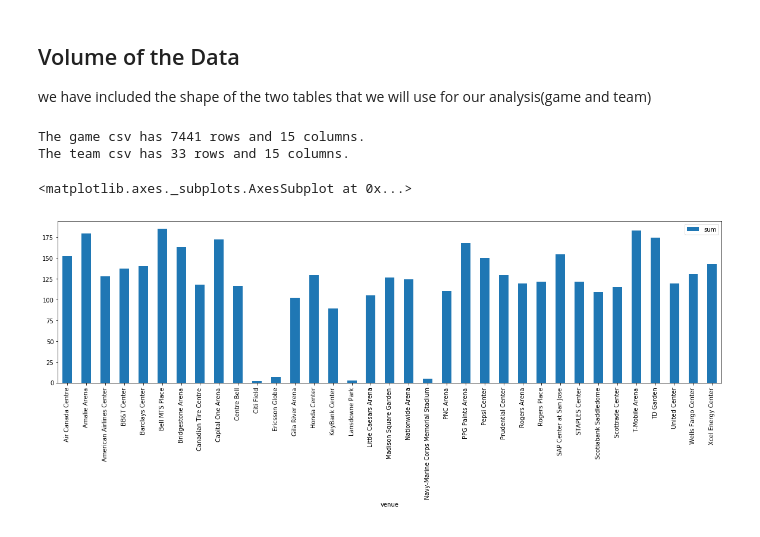
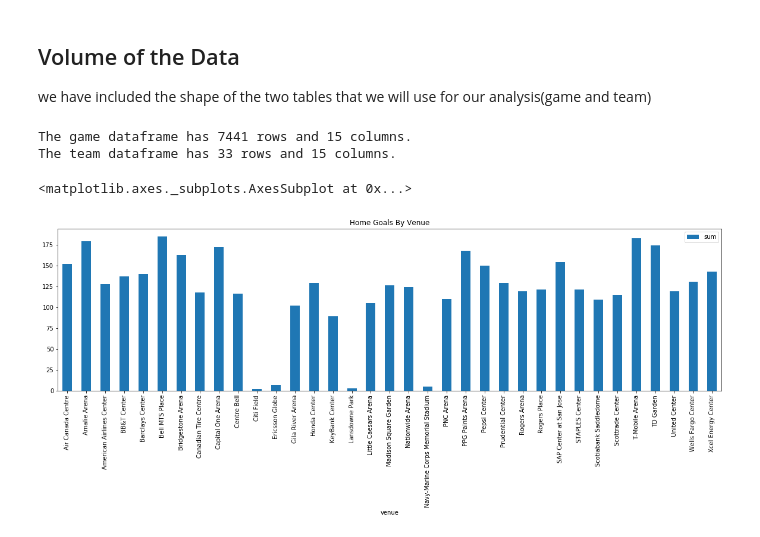
Before and after one commit to Francisjhacke/nhl-data-analysis, a Jupyter notebook: main.ipynb, the cells around one changed output. Cells and saved outputs as stored; diff of their text form; code cells hidden in the pictures.

```diff
--- a/main.ipynb
+++ b/main.ipynb
@@ -21,21 +21,20 @@ between the NHL and SAP.
 For this project we will be focusing on the main game data table and will be using the team table to provide descriptions of
 the data.
 # %%
-# Import game table data
-game_csv = pd.read_csv('./data/game.csv').fillna(np.nan)
+# Import game table data into a pandas dataframe
+game_df = pd.read_csv('./data/game.csv').fillna(np.nan)
 
-# Import team info table data
-team_csv = pd.read_csv("./data/team_info.csv").fillna(np.nan)
+# Import team info table data into a pandas dataframe
+team_df = pd.read_csv("./data/team_info.csv").fillna(np.nan)
 # %% [markdown]
 ## Volume of the Data
 we have included the shape of the two tables that we will use for our analysis(game and team)
 # %%
-game_shape = game_csv.shape
-team_shape = team_csv.shape
+game_shape = game_df.shape
+team_shape = team_df.shape
 
-print("The game csv has " + str(game_shape[0]) + " rows and " + str(game_shape[1]) + " columns.")
-
-print("The team csv has " + str(team_shape[0]) + " rows and " + str(game_shape[1]) + " columns.")
+print("The game dataframe has " + str(game_shape[0]) + " rows and " + str(game_shape[1]) + " columns.")
+print("The team dataframe has " + str(team_shape[0]) + " rows and " + str(game_shape[1]) + " columns.")
 # %% [output]
-The game csv has 7441 rows and 15 columns.
-The team csv has 33 rows and 15 columns.
+The game dataframe has 7441 rows and 15 columns.
+The team dataframe has 33 rows and 15 columns.
@@ -44,19 +41,15 @@ The team csv has 33 rows and 15 columns.
-# %%
-# Think of interesting data points
-
-# Focus on these two topics
-# 1 - Goals scored at a specific venue and performance of home team at that venue
-# 2 - Timezone effects on teams performance (goals scored)
-
-# Extra points to investigate if not enough data previously
-# - Time spent on ice versus goals scored
-# - Team performance based on time between games played (home/away)
-
-# Make graphs based on analysis stuff
-game_csv['venue'] = game_csv['venue'].map(lambda x: x.strip())
-season2017 = game_csv.loc[game_csv['season'] == 20172018]
-season2017Totals = pd.DataFrame(season2017.groupby(['venue'])['home_goals'].agg([np.sum]))
-season2017Totals.plot(kind="bar", figsize=[20,5])
-# %% [output]
-<matplotlib.axes._subplots.AxesSubplot at 0x...>
-[figure, removed]
+# %%
+# Format and filter data
+
+# Strip away whitespace in venue values
+game_df['venue'] = game_df['venue'].map(lambda x: x.strip())
+
+# Filter our dataset on the 2017-2018 NHL season
+season2017 = game_df.loc[game_df['season'] == 20172018]
+# %%
+# Home goals by venue for the 2017-2018 season
+home_goals_2017 = pd.DataFrame(season2017.groupby(['venue'])['home_goals'].agg([np.sum]))
+home_goals_2017.plot(kind="bar", figsize=[20,5], title="Home Goals By Venue")
+# %% [output]
+<matplotlib.axes._subplots.AxesSubplot at 0x...>
+[figure, added]
```
Also changed, not shown: parts of 3 cells of this notebook.
